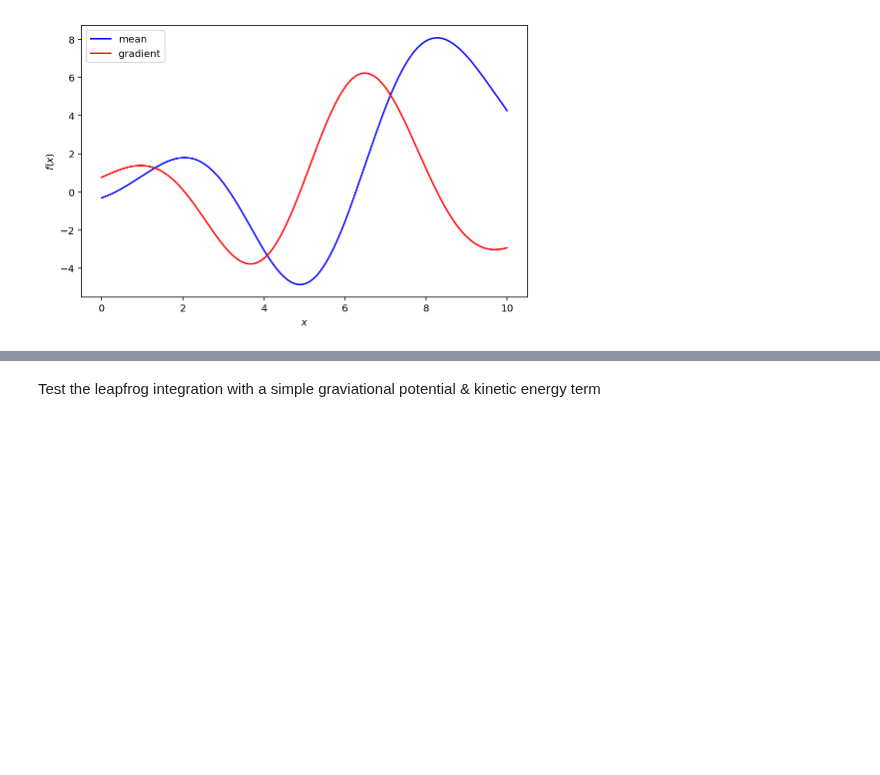
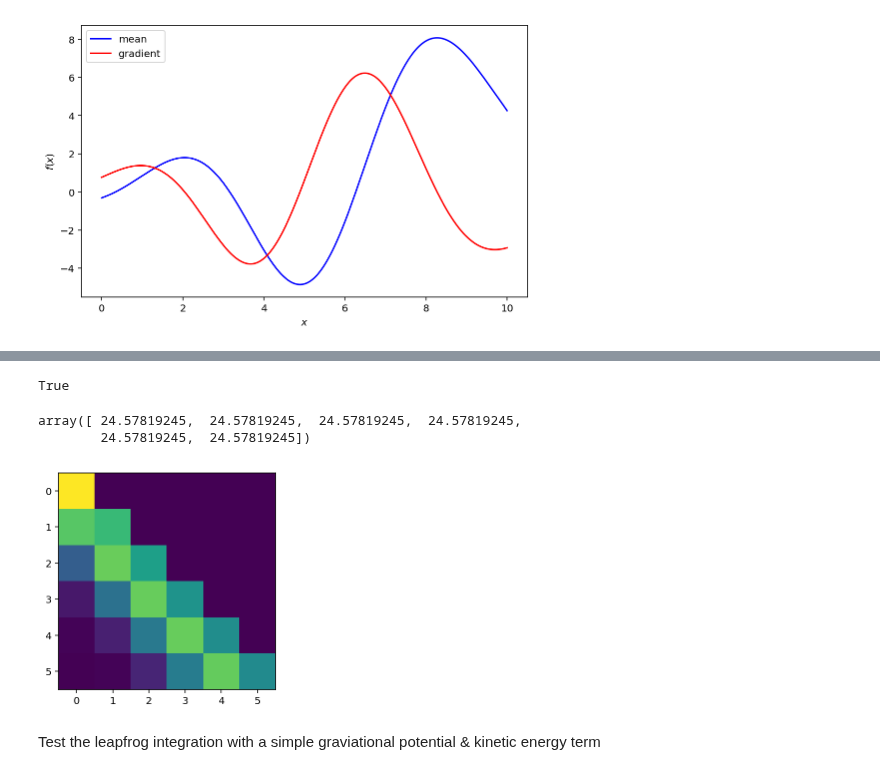
Before and after one commit to tpgillam/notebooks, a Jupyter notebook: gaussian_process_hmc.ipynb, the cells around one changed output, grey strips where cells are left out. Cells and saved outputs as stored; diff of their text form; code cells hidden in the pictures; blank space fills up the shorter version.

```diff
--- a/gaussian_process_hmc.ipynb
+++ b/gaussian_process_hmc.ipynb
@@ -202,3 +216,20 @@ plt.legend();
+# %%
+# Notes from looking through the code in GaussianProcessRegressor.predict(..), under the
+# 'return_std' block.
+
+# L is some kind of cholesky decomposition I think...
+plt.imshow(regressor.L_);
+
+# ... in particular, it is the cholesky decomposition of the covariance of the training points
+print(np.allclose(regressor.L_, np.linalg.cholesky(regressor.kernel_(X, X))))
+
+# This is the diagonal of the covariance matrix
+regressor.kernel_.diag(X)
+# %% [output]
+True
+array([ 24.57819245,  24.57819245,  24.57819245,  24.57819245,
+        24.57819245,  24.57819245])
+[figure, added]
 # %%
 from numbers import Real
 
```
Also changed, not shown: parts of 10 cells of this notebook.
